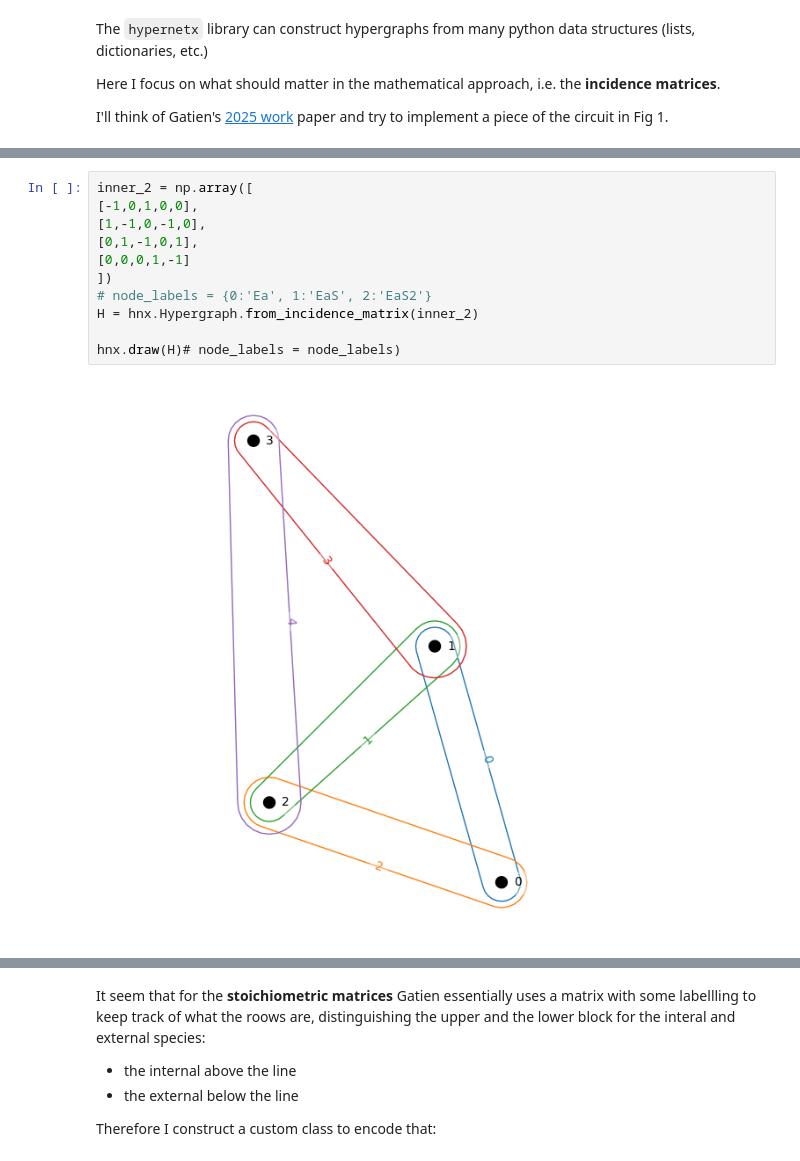
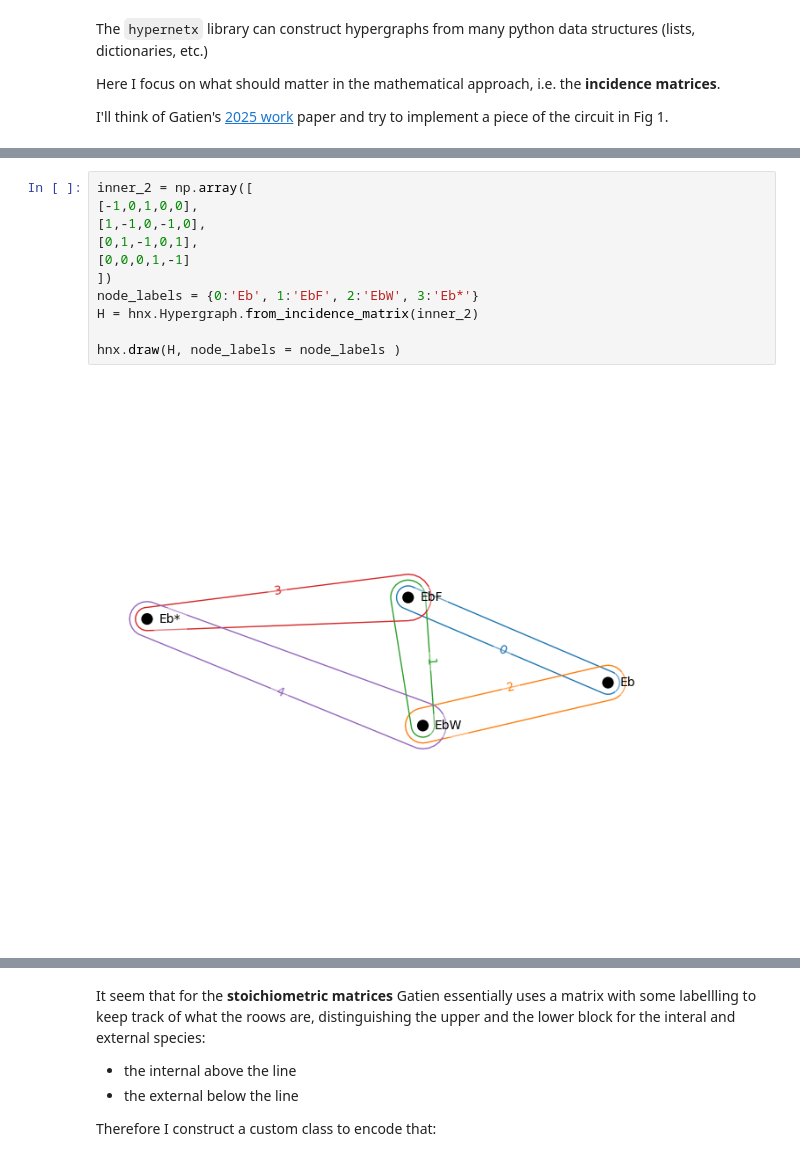
Before and after one commit to FTurci/conductance-chem-net, a Jupyter notebook: students/Will/hypergraphs.ipynb, the cells around one changed output, grey strips where cells are left out. Drawn from its saved outputs; the diff is of its cells as text.

```diff
--- a/students/Will/hypergraphs.ipynb
+++ b/students/Will/hypergraphs.ipynb
@@ -47,16 +47,16 @@ hnx.draw(H, node_labels = node_labels)
 # %%
 inner_2 = np.array([
 [-1,0,1,0,0],
 [1,-1,0,-1,0],
 [0,1,-1,0,1],
 [0,0,0,1,-1]
 ])
-# node_labels = {0:'Ea', 1:'EaS', 2:'EaS2'}
+node_labels = {0:'Eb', 1:'EbF', 2:'EbW', 3:'Eb*'}
 H = hnx.Hypergraph.from_incidence_matrix(inner_2)
 
-hnx.draw(H)# node_labels = node_labels)
+hnx.draw(H, node_labels = node_labels )
 # %% [output]
-[figure, old version]
+[figure, new version]
 # %%
 # full network
 import matplotlib.pyplot as plt
```
Also changed, not shown: parts of 5 cells of this notebook, 4 other files.
